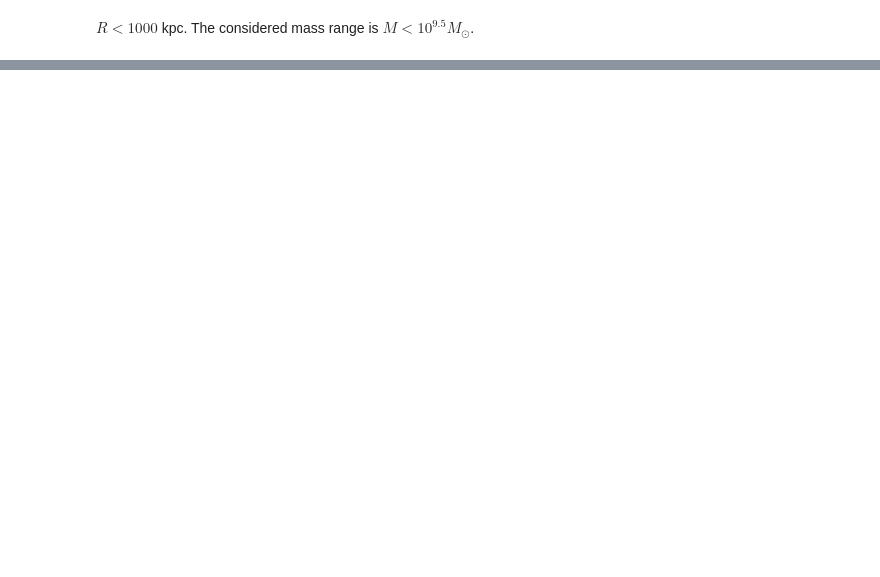
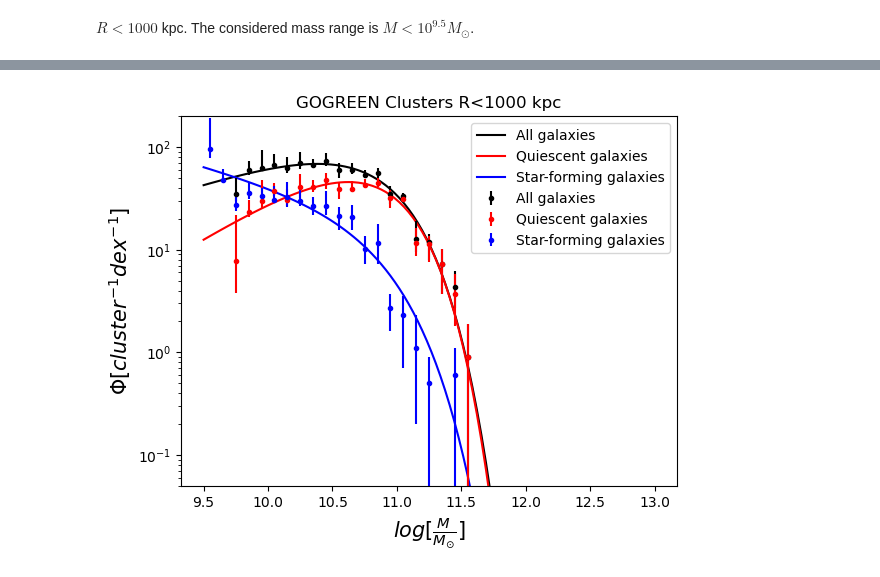
Before and after one commit to Alexander-Leesman/astropy_tutorials, a Jupyter notebook: Spring2026Final.ipynb, the cells around one changed output, grey strips where cells are left out. Saved outputs shown, nothing was run; the diff lists cells and outputs as text; code cells hidden in the pictures; blank space fills up the shorter version.

```diff
--- a/Spring2026Final.ipynb
+++ b/Spring2026Final.ipynb
@@ -93,0 +139,42 @@ $R < 1000$ kpc. The considered mass range is $M < 10^{9.5} M_{\odot}$.
+# %%
+# Numpy arrays for the Cluster SMFs R < 1000 kpc
+# Since I do not know how to get the data as an ascii table, the arrays will have to be made manually.
+# For spaces without values, use np.nan.
+# For the uncertainties, instead of an individual float, it should be (lower, higher). This will make seperate - and + values in plt.errorbar().
+
+# Stellar mass (log(Mstar/Msol))
+Stellar_Masses = np.arange(9.55, 11.85, 0.1)
+
+# All
+SMF_All = np.array([np.nan, np.nan, 34.9, 59.3, 63.2, 67.5, 63.2, 70.3, 67.6, 73.8, 60.3, 59.8, 53.3, 56.1, 34.5, 33.4, 12.7, 11.8, 7.3, 4.3, 0.9, np.nan, np.nan])
+SMF_All_unc = np.array([(np.nan, np.nan), (np.nan, np.nan), (4.8, 15.2), (6.1, 13.5), (5.3, 31.3), (1.7, 17.5), (7.3, 16.4), (8.9, 19.5), (4.9, 9.2), (8.4, 13.3), (10.4, 8.9), (5.6, 10.7), (3.3, 6.2), (6.6, 5.8), (6.6, 6.9), (2.7, 2.5), (3.3, 6.5), (3.9, 2.5), (3.6, 2.8), (1.6, 1.9), (0.9, 1.0), (np.nan, np.nan), (np.nan, np.nan)]).T
+
+# Quiescent
+SMF_Quiescent = np.array([np.nan, np.nan, 7.7, 23.5, 29.9, 37.2, 30.7, 40.4, 41.0, 47.3, 39.1, 39.1, 43.1, 44.6, 31.8, 31.1, 11.6, 11.4, 7.3, 3.7, 0.9, np.nan, np.nan])
+SMF_Quiescent_unc = np.array([(np.nan, np.nan), (np.nan, np.nan), (3.9, 14.1), (2.9,6.7), (4.3,18.1), (4.2,7.5), (4.1,8.2), (8.3,14.1), (4.7,6.9), (8.3,9.0), (7.8,6.0), (3.0,8.0), (3.4,5.9), (4.2,4.9), (6.2,6.6), (1.8,2.0), (2.9,4.8), (3.8,2.2), (3.6,2.8), (1.9,2.1), (0.9,1.0), (np.nan, np.nan), (np.nan, np.nan)]).T
+
+# Star-forming
+SMF_StarForming = np.array([96.5, 47.4, 27.2, 35.8, 33.3, 30.3, 32.5, 30.0, 26.6, 26.5, 21.2, 20.6, 10.2, 11.5, 2.7, 2.3, 1.1, 0.5, np.nan, 0.6, np.nan, np.nan, np.nan])
+SMF_StarForming_unc = np.array([(17.6,95.9), (2.1,14.2), (3.5,5.7), (4.6,9.3), (3.5,6.3), (2.1,11.5), (6.4,13.2), (3.5,8.3), (4.9,6.3), (4.5,10.4), (5.7,4.7), (4.9,6.6), (2.9,3.5), (4.2,6.4), (1.1,1.0), (1.6,1.2), (0.9,1.2), (0.5,0.4), (np.nan,np.nan), (0.6,0.5), (np.nan,np.nan), (np.nan,np.nan), (np.nan,np.nan)]).T
+# %%
+# Plotting the Schechter Functions
+plt.plot(stellar_mass_range, SF_All, 'k-', label='All galaxies') # All
+plt.plot(stellar_mass_range, SF_Quiescent, 'r-', label='Quiescent galaxies') # Quiescent
+plt.plot(stellar_mass_range, SF_StarForming, 'b-', label='Star-forming galaxies') # Star-forming
+
+# Plotting the SMF
+plt.errorbar(x=Stellar_Masses, y=SMF_All, yerr=SMF_All_unc, fmt='k.', label='All galaxies') # All
+plt.errorbar(x=Stellar_Masses, y=SMF_Quiescent, yerr=SMF_Quiescent_unc, fmt='r.', label='Quiescent galaxies') # Quiescent
+plt.errorbar(x=Stellar_Masses, y=SMF_StarForming, yerr=SMF_StarForming_unc, fmt='b.', label='Star-forming galaxies') # All# Star-forming
+
+
+# Making the Table Look Better
+plt.title('GOGREEN Clusters R<1000 kpc')
+plt.yscale('log')
+plt.ylim(5*10**-2, 2*10**2)
+plt.xlabel(r'$log[\frac{M}{M_{\odot}}]$', fontsize=15)
+plt.ylabel(r'$\Phi$[$cluster^{-1} dex^{-1}$]', fontsize=15)
+plt.legend()
+plt.show()
+# %% [output]
+[figure, added]
```
Also changed, not shown: parts of 10 cells of this notebook.
